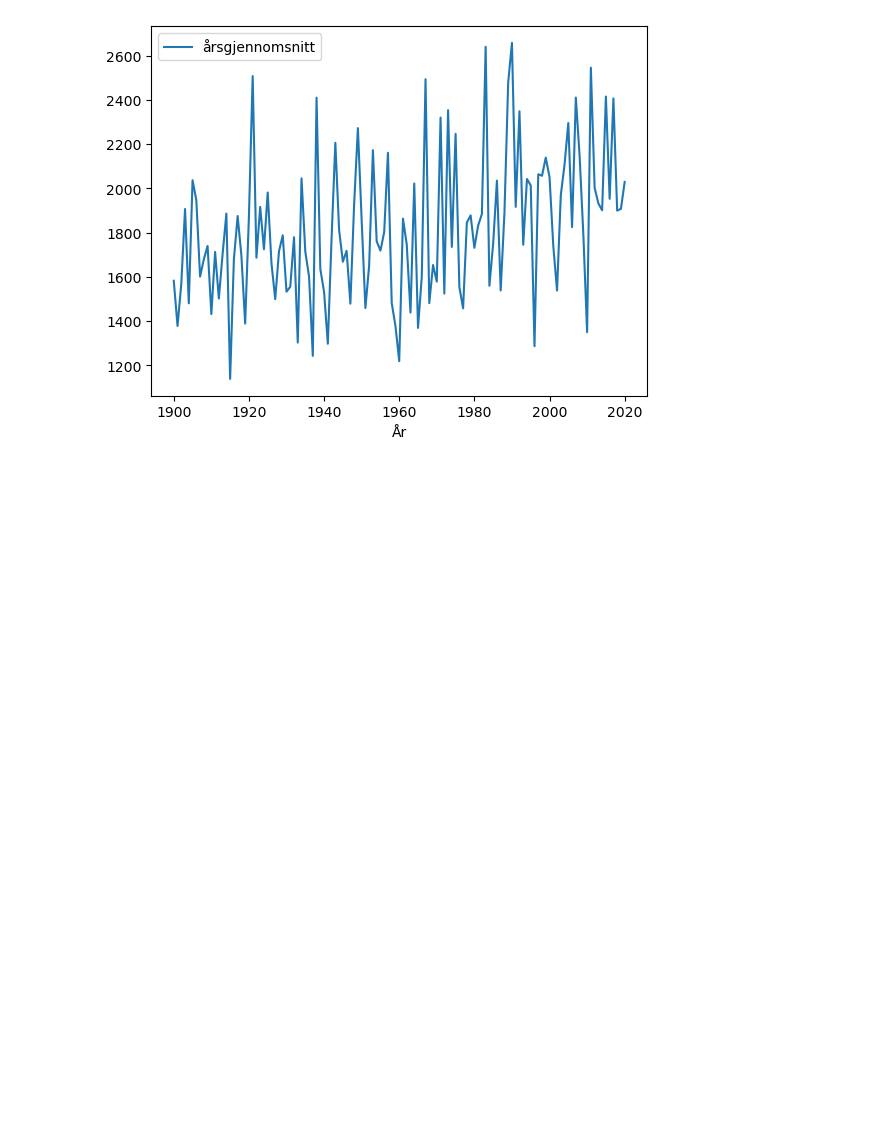
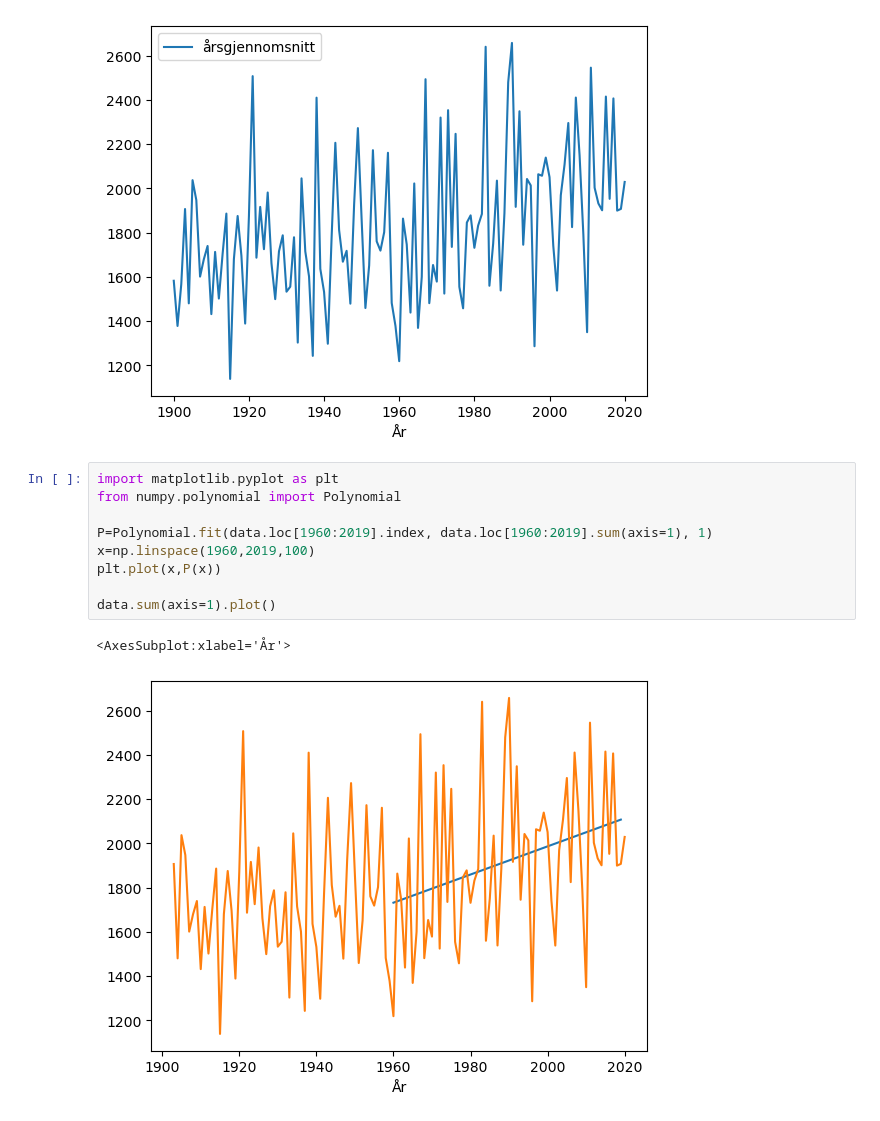
Before and after one commit to LektorB/ProgMod, a Jupyter notebook: Variabler_og_datatyper.ipynb, the cells around one changed output. Saved outputs shown, nothing was run; the diff lists cells and outputs as text; blank space fills up the shorter version.

```diff
--- a/Variabler_og_datatyper.ipynb
+++ b/Variabler_og_datatyper.ipynb
@@ -565,3 +565,15 @@ data.tail()
 # %% [output]
 <AxesSubplot:xlabel='År'>
 [figure]
+# %%
+import matplotlib.pyplot as plt
+from numpy.polynomial import Polynomial
+
+P=Polynomial.fit(data.loc[1960:2019].index, data.loc[1960:2019].sum(axis=1), 1)
+x=np.linspace(1960,2019,100)
+plt.plot(x,P(x))
+
+data.sum(axis=1).plot()
+# %% [output]
+<AxesSubplot:xlabel='År'>
+[figure, added]
```
Also changed, not shown: parts of 2 cells of this notebook, 2 other files.
